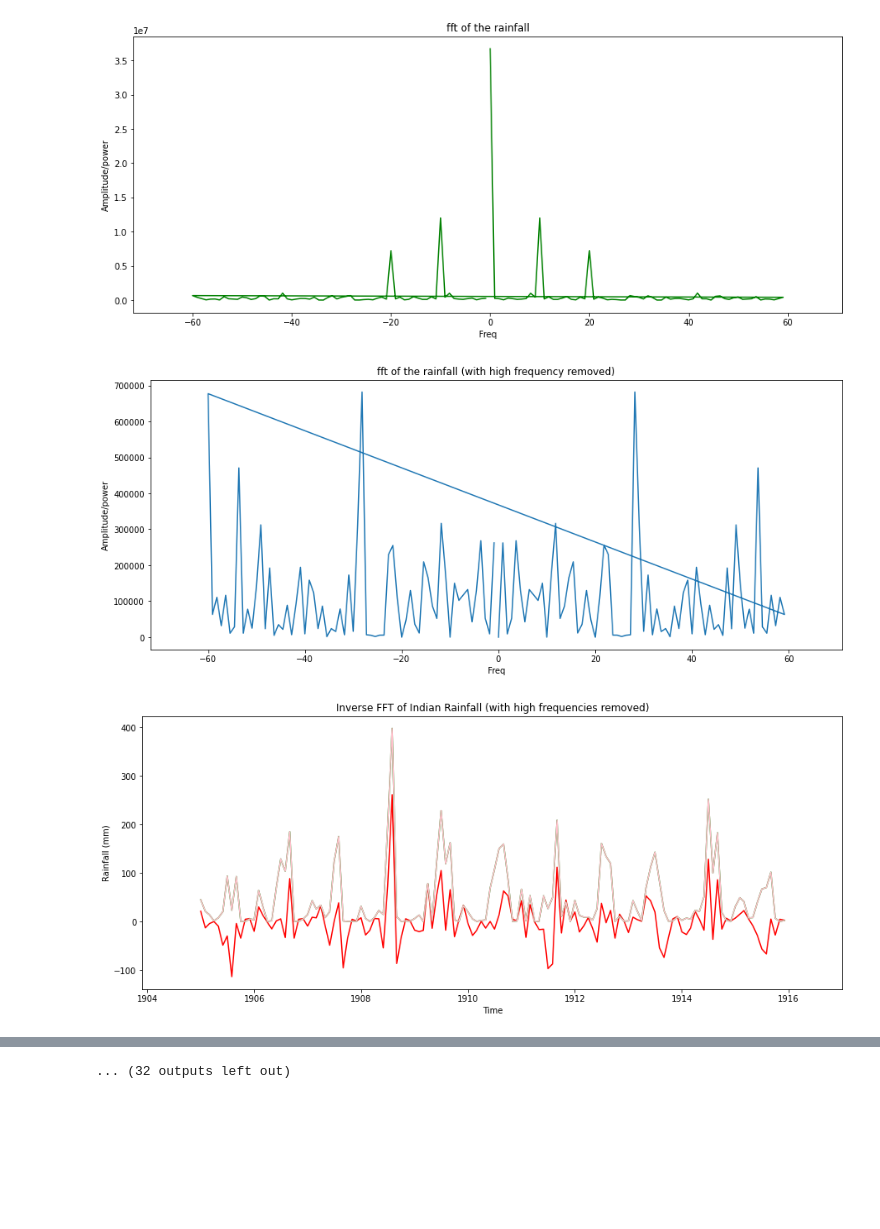
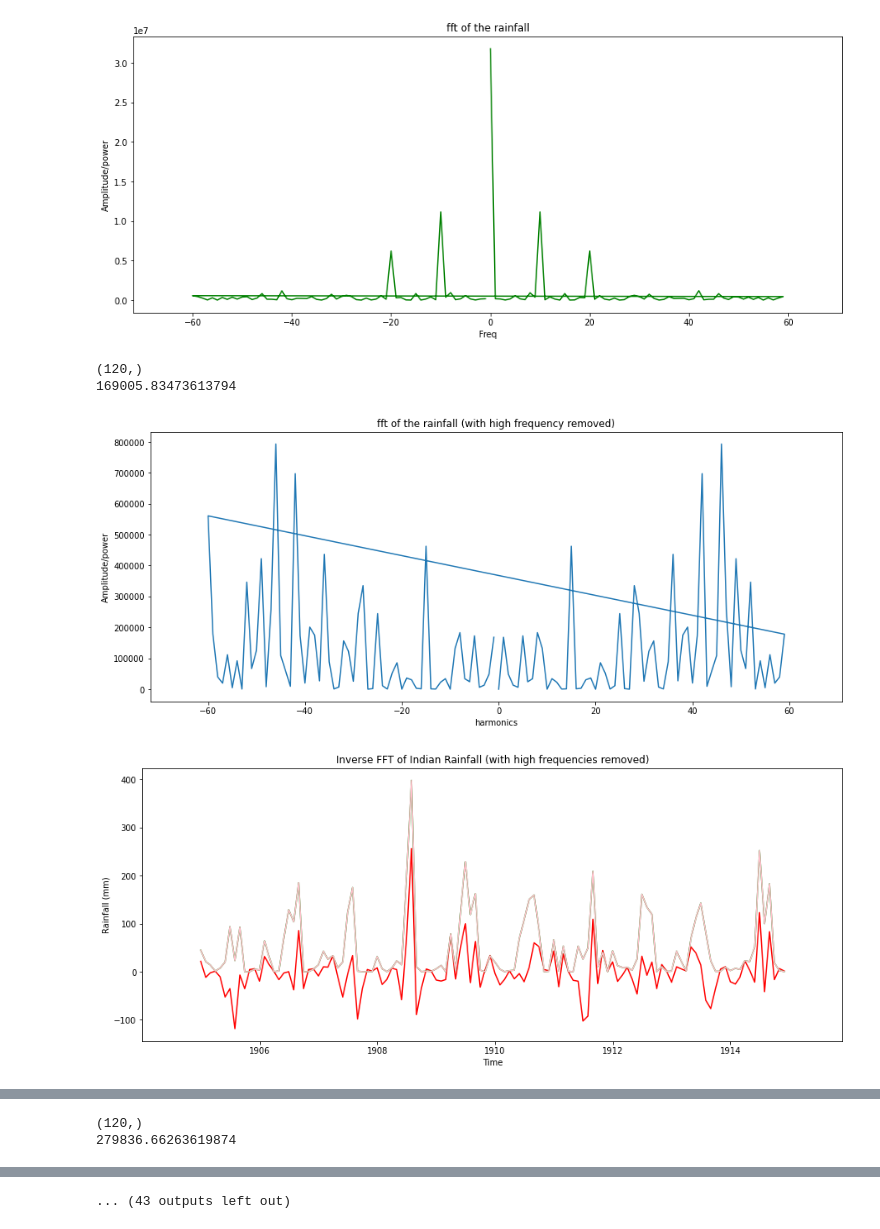
Before and after one commit to sarvesharora/fft, a Jupyter notebook: Regenrating singnal for indian Rainfall (removing high freq).ipynb, the cells around one changed output, grey strips where cells are left out. Drawn from its saved outputs; the diff is of its cells as text; code cells hidden in the pictures; blank space fills up the shorter version.

```diff
--- a/Regenrating singnal for indian Rainfall (removing high freq).ipynb
+++ b/Regenrating singnal for indian Rainfall (removing high freq).ipynb
@@ -26,8 +26,8 @@ years = []
 for year in range(1905,2015,10):
     years.append(year)
 
-
+print(years)
 decable_data = []
 
 for year in years:
-    decable_data.append(cleandata(location,year,year+10))
+    decable_data.append(cleandata(location,year,year+9))
@@ -44,6 +45,8 @@ def plotgraph(data):
     plt.title('rainfall on monthly basis')
     plt.show()
 # %%
+fft_amp_60 = []
+
 def calcfftandplot(data):
     x = data['Date']
     y = data['rainfall']
@@ -61,6 +64,9 @@ def calcfftandplot(data):
     plt.title('fft of the rainfall')
 
     plt.show()
+    print(fft_y_power.shape)
+    print(fft_y_power[-1])
+    fft_amp_60.append(fft_y_power[-1])
     return fft_y,freq
 # %%
 #plotting fft
@@ -116,7 +122,6 @@ def calcfft(signal):
     freq = np.fft.fftfreq(len(signal),1/120)
 
     plt.plot(freq,fft_y_power)
-
     plt.xlabel('Freq')
     plt.ylabel('Amplitude/power')
     plt.title('fft of the rainfall (removing the high frequency)')
@@ -142,7 +147,7 @@ def plotforlowerfreq(fft_y,time,data,freq):
         newarr.append(temp)
         newfft = np.append(newfft,tempfft)
 
-    plt.xlabel('Freq')
+    plt.xlabel('harmonics')
     plt.ylabel('Amplitude/power')
     plt.title('fft of the rainfall (with high frequency removed)')
     plt.plot(freq,np.abs(newfft.real)**2);
@@ -156,13 +161,26 @@ def plotforlowerfreq(fft_y,time,data,freq):
     plt.plot(time,newifft.real,'red')
     plt.plot(time,ifft_y.real,'green')
     plt.plot(time,data['rainfall'],'pink')
-
     plt.show()
-
+    return newifft.real
+    #calculating error
+#     pds = pd.Series(data['rainfall'])
+#     pds=pds.to_numpy(dtype ='float32');
+#     print(type(pds))
+#     print(type(newifft.real))
+#     error = np.abs(pds-newifft.real)
+#     reference_value = 1e-6
+#     print("the mean error is",np.mean(error))
+#     print("one value",error[0]/pds[0]*100)
+#     print("the % error is",np.mean((error/(pds+reference_value))*100) )
 #     calcfft(newifft)
 # %%
+regenrated = np.array([])
+sum = 0
 for a in decable_data:
     plotgraph(a)
     fft_y,freq = calcfftandplot(a)
-    plotforlowerfreq(fft_y,a['Date'],a,freq)
+    lowf = plotforlowerfreq(fft_y,a['Date'],a,freq)
+    regenrated = np.append(regenrated,lowf)
+    sum = sum + lowf.shape[0]
 # %% [output]
@@ -170,3 +188,5 @@ for a in decable_data:
-[figure, old version]
+[figure, new version]
+(120,)
+169005.83473613794
-[figure, old version]
+[figure, new version]
-[figure, old version]
+[figure, new version]
@@ -174,0 +195,2 @@ for a in decable_data:
+(120,)
+279836.66263619874
@@ -181 +201 @@ for a in decable_data:
-... (32 outputs left out)
+... (43 outputs left out)
```
Also changed, not shown: parts of 10 cells of this notebook, 2 other files.
